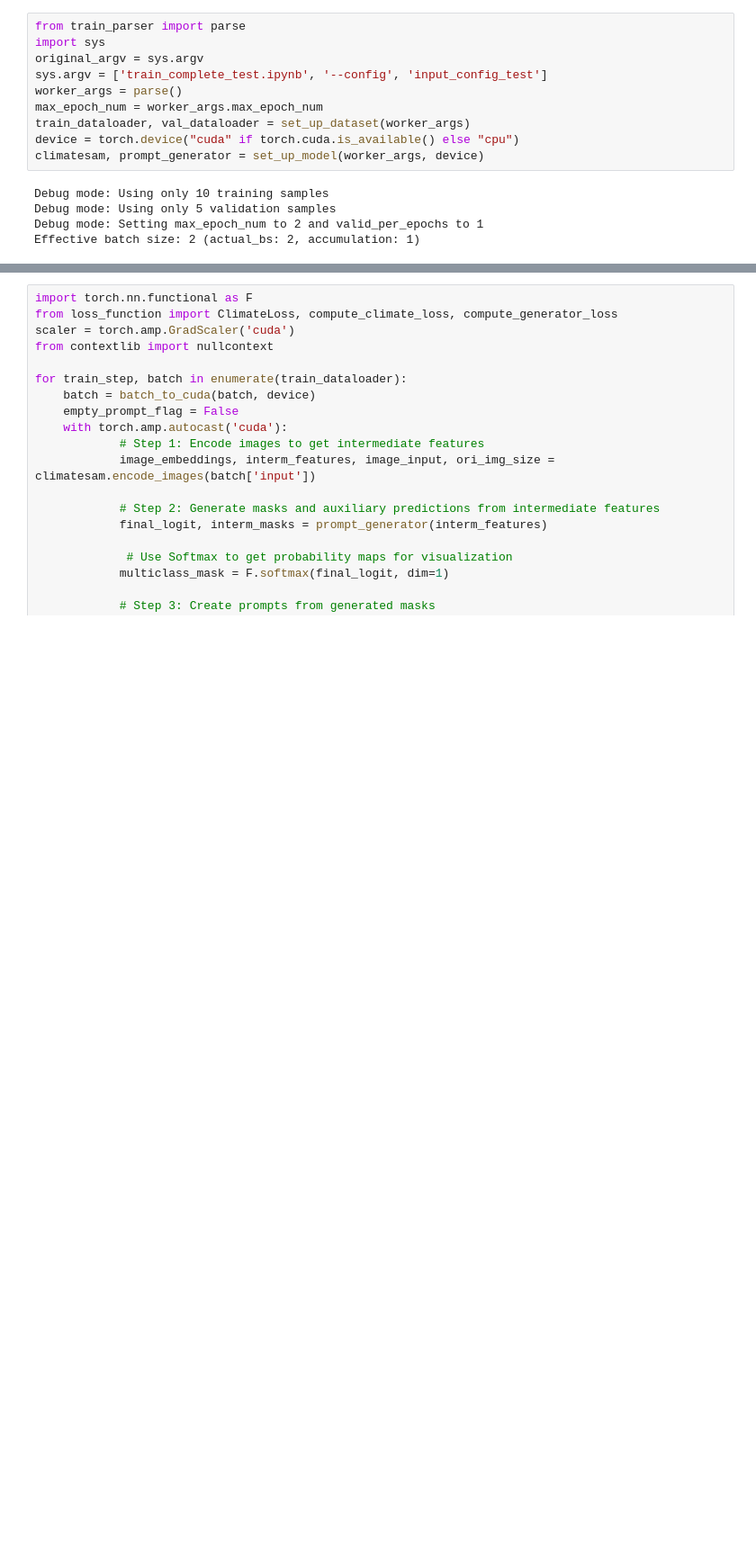
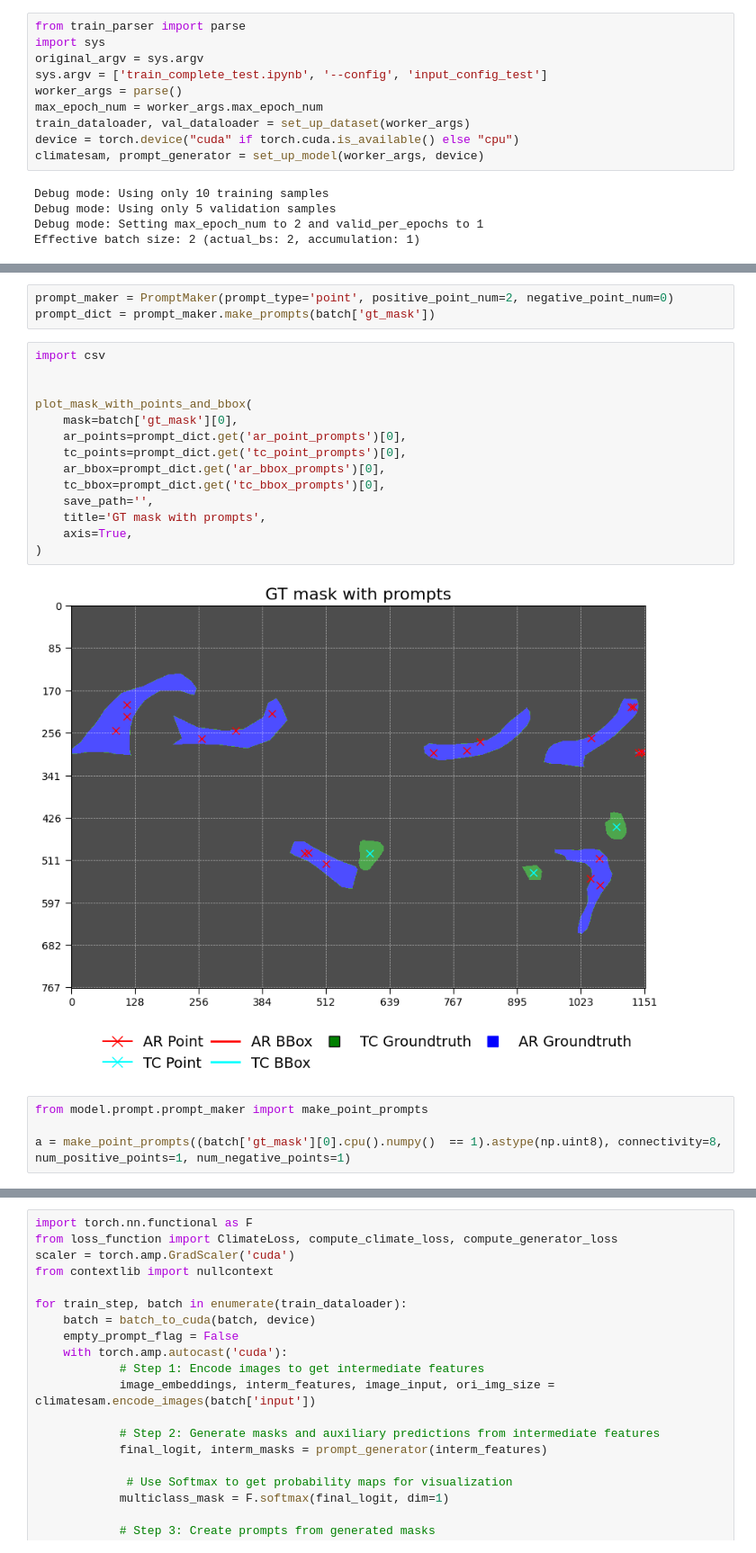
Before and after one commit to thangible/ClimateSAM, a Jupyter notebook: train_complete_test.ipynb, the cells around one changed output, grey strips where cells are left out. Shown at 90% size. Saved outputs shown, nothing was run; the diff lists cells and outputs as text; blank space fills up the shorter version.

```diff
--- a/train_complete_test.ipynb
+++ b/train_complete_test.ipynb
@@ -139,0 +182,23 @@ prompt_maker = PromptMaker(prompt_type='point', positive_point_num=worker_args.p
+# %%
+prompt_maker = PromptMaker(prompt_type='point', positive_point_num=2, negative_point_num=0)
+prompt_dict = prompt_maker.make_prompts(batch['gt_mask'])
+# %%
+import csv
+
+
+plot_mask_with_points_and_bbox(
+    mask=batch['gt_mask'][0],
+    ar_points=prompt_dict.get('ar_point_prompts')[0],
+    tc_points=prompt_dict.get('tc_point_prompts')[0],
+    ar_bbox=prompt_dict.get('ar_bbox_prompts')[0],
+    tc_bbox=prompt_dict.get('tc_bbox_prompts')[0],
+    save_path='',
+    title='GT mask with prompts',
+    axis=True,
+)
+# %% [output]
+[figure, added]
+# %%
+from model.prompt.prompt_maker import make_point_prompts
+
+a = make_point_prompts((batch['gt_mask'][0].cpu().numpy()  == 1).astype(np.uint8), connectivity=8, num_positive_points=1, num_negative_points=1)
```
Also changed, not shown: parts of 5 cells of this notebook, 3 other files.
